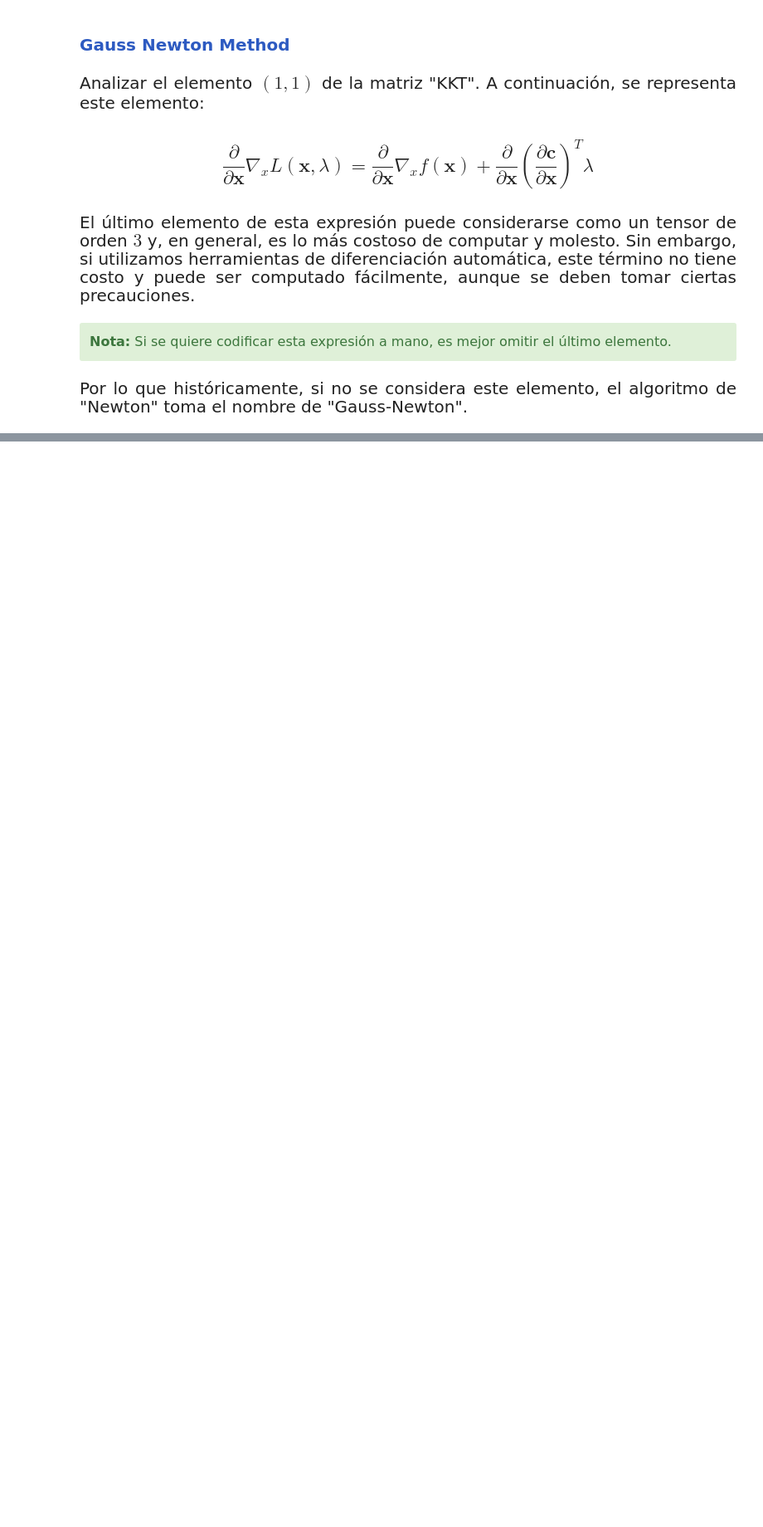
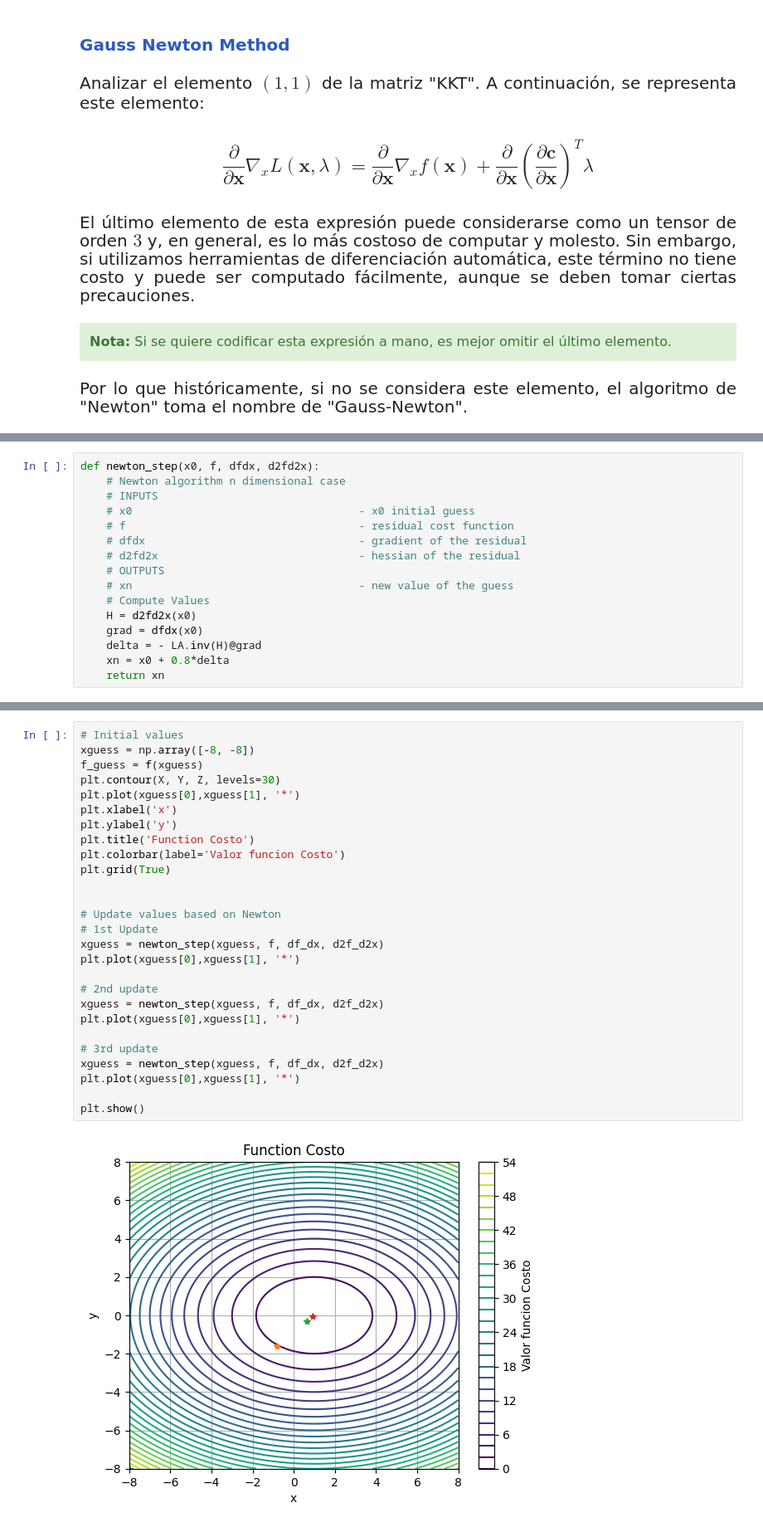
Before and after one commit to lfrecalde1/Optimization_Course, a Jupyter notebook: Optimization/Optimization_2.ipynb, the cells around one changed output, grey strips where cells are left out. Shown: that part at 83% size. Drawn from its saved outputs; the diff is of its cells as text; blank space fills up the shorter version.

Commit message:
Optimization n dimensional

```diff
--- a/Optimization/Optimization_2.ipynb
+++ b/Optimization/Optimization_2.ipynb
@@ -179,0 +266,16 @@
+# %%
+def newton_step(x0, f, dfdx, d2fd2x):
+    # Newton algorithm n dimensional case
+    # INPUTS
+    # x0                                   - x0 initial guess
+    # f                                    - residual cost function
+    # dfdx                                 - gradient of the residual
+    # d2fd2x                               - hessian of the residual
+    # OUTPUTS
+    # xn                                   - new value of the guess
+    # Compute Values
+    H = d2fd2x(x0)
+    grad = dfdx(x0)
+    delta = - LA.inv(H)@grad
+    xn = x0 + 0.8*delta
+    return xn
@@ -179,0 +284,29 @@
+# %%
+# Initial values
+xguess = np.array([-8, -8])
+f_guess = f(xguess)
+plt.contour(X, Y, Z, levels=30)
+plt.plot(xguess[0],xguess[1], '*')
+plt.xlabel('x')
+plt.ylabel('y')
+plt.title('Function Costo')
+plt.colorbar(label='Valor funcion Costo')
+plt.grid(True)
+
+
+# Update values based on Newton
+# 1st Update
+xguess = newton_step(xguess, f, df_dx, d2f_d2x)
+plt.plot(xguess[0],xguess[1], '*')
+
+# 2nd update
+xguess = newton_step(xguess, f, df_dx, d2f_d2x)
+plt.plot(xguess[0],xguess[1], '*')
+
+# 3rd update
+xguess = newton_step(xguess, f, df_dx, d2f_d2x)
+plt.plot(xguess[0],xguess[1], '*')
+
+plt.show()
+# %% [output]
+[figure, added]
```
Also changed, not shown: parts of 10 cells of this notebook.
